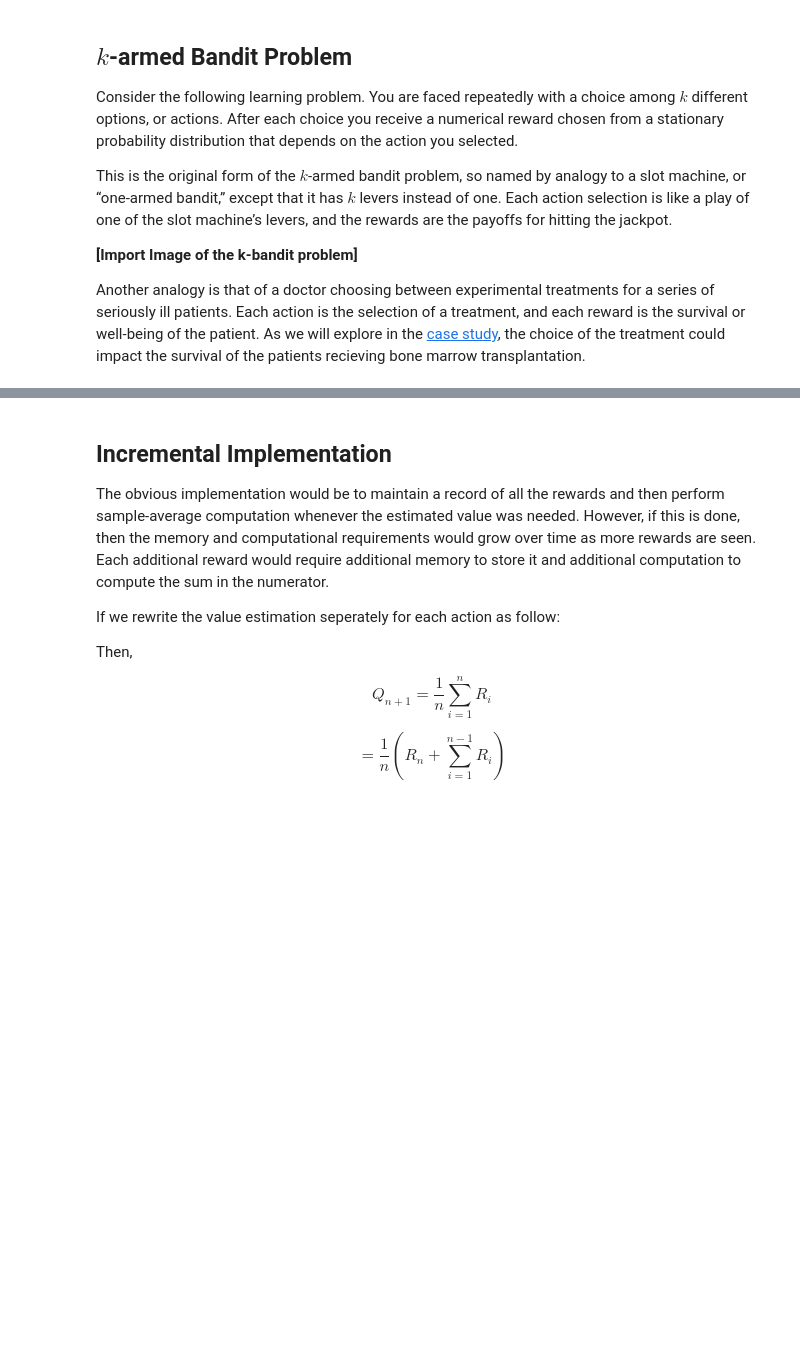
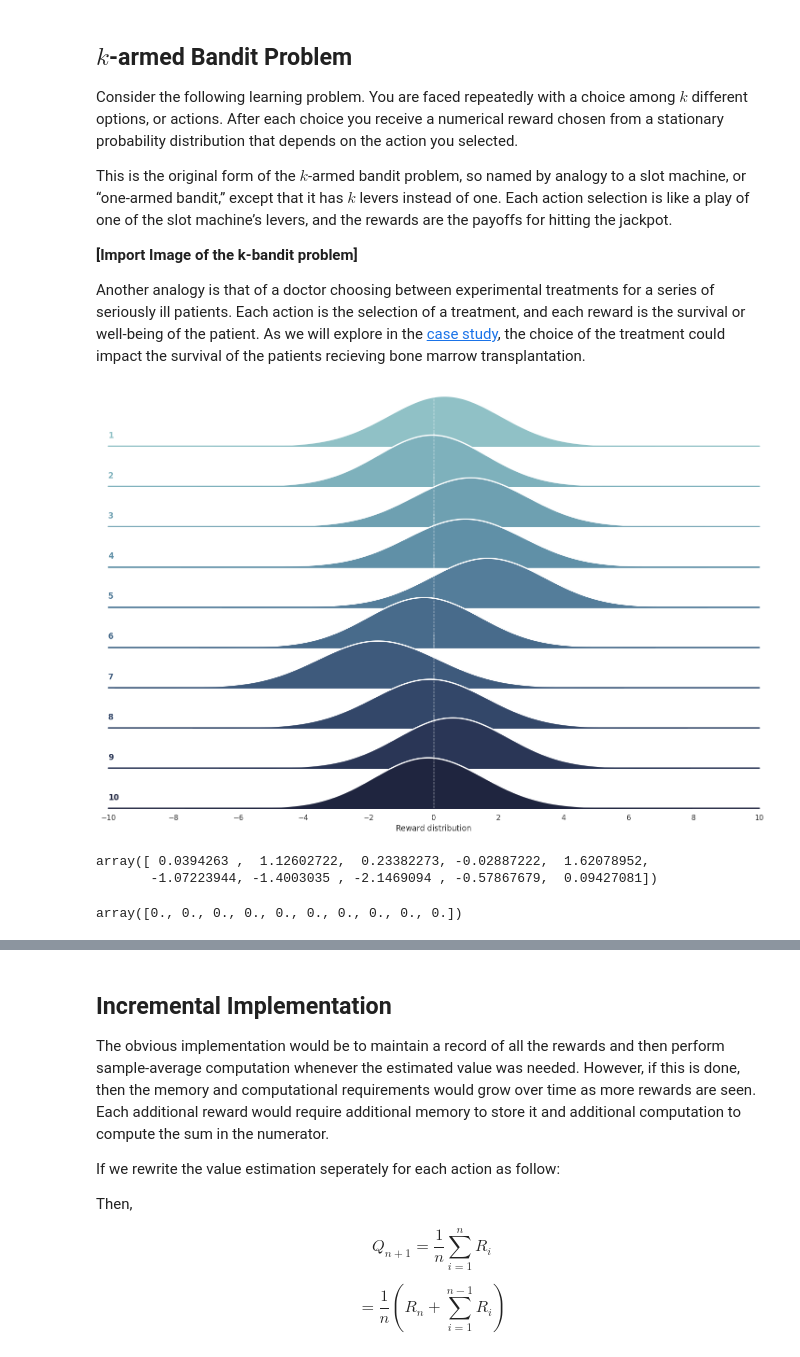
Before and after one commit to ammomahdavikia/RLBook, a Jupyter notebook: Ch02/k-bandit-problem-reinforcement-learning.ipynb, the cells around one changed output, grey strips where cells are left out. Drawn from its saved outputs; the diff is of its cells as text; code cells hidden in the pictures; blank space fills up the shorter version.

```diff
--- a/Ch02/k-bandit-problem-reinforcement-learning.ipynb
+++ b/Ch02/k-bandit-problem-reinforcement-learning.ipynb
@@ -3,3 +1,21 @@ import numpy as np
+# %%
+import numpy as np
+import pandas as pd
+import seaborn as sns
+import matplotlib.pyplot as plt
+from plotly.subplots import make_subplots
+import plotly.graph_objects as go
+import plotly.io as pio
+from copy import deepcopy
+from collections import Counter
+from tqdm import tqdm
+import timeit
+import sys
+import random
+import warnings
+
+pio.templates.default = "plotly_white"
+np.random.seed(17)
 # %% [markdown]
 ## Introduction
 # %% [markdown]
@@ -32,3 +115,17 @@ Another analogy is that of a doctor choosing between experimental treatments for
+# %%
+bandit = Bandit(k=10)
+bandit.visualize()
+# %% [output]
+[figure, added]
+# %%
+bandit.expected_values
+# %% [output]
+array([ 0.0394263 ,  1.12602722,  0.23382273, -0.02887222,  1.62078952,
+       -1.07223944, -1.4003035 , -2.1469094 , -0.57867679,  0.09427081])
+# %%
+bandit.estimated_values
+# %% [output]
+array([0., 0., 0., 0., 0., 0., 0., 0., 0., 0.])
 # %% [markdown]
 ## Exploration vs Exploitation
 
```
Also changed, not shown: parts of 36 cells of this notebook, 1 other file.
